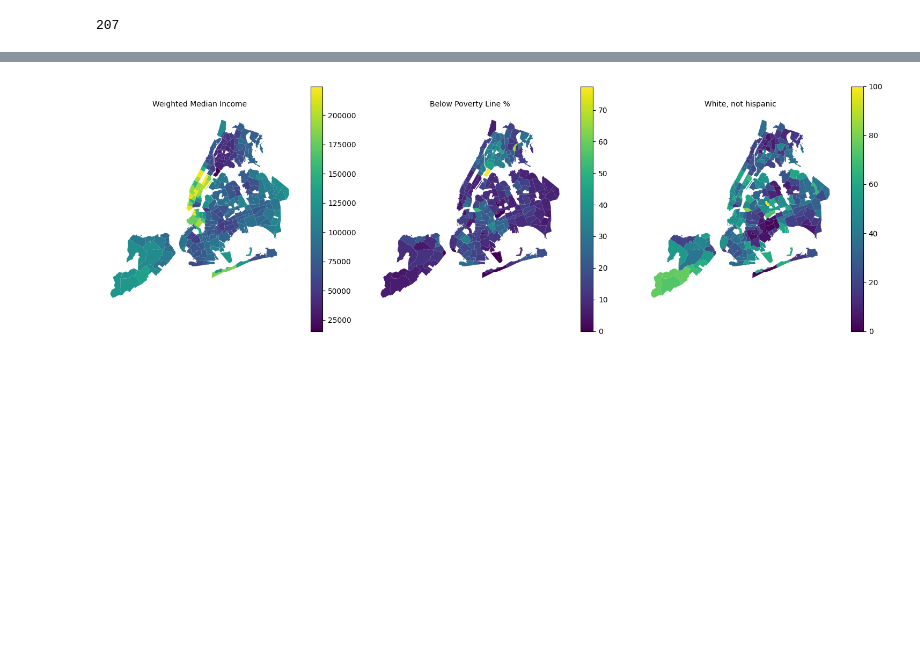
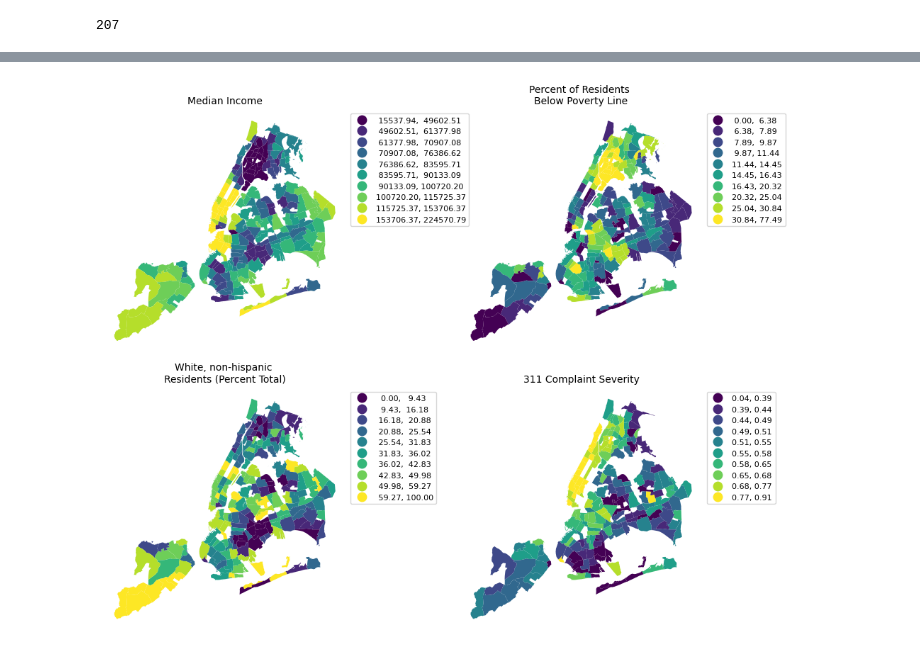
Before and after one commit to emj1020/311_sentiment_analysis, a Jupyter notebook: Scripts/descriptive_analysis.ipynb, the cells around one changed output, grey strips where cells are left out. Cells and saved outputs as stored; diff of their text form; code cells hidden in the pictures; blank space fills up the shorter version.

```diff
--- a/Scripts/descriptive_analysis.ipynb
+++ b/Scripts/descriptive_analysis.ipynb
@@ -120,10 +94,10 @@ nta_shp.head()
 # %%
 from shapely import wkt
 
-nta_shp2 = pd.read_csv('../Data/2020NTA.csv')
-nta_shp2['geometry'] = nta_shp2['geometry'].apply(wkt.loads)
-nta_shp2 = gpd.GeoDataFrame(nta_shp2,geometry = 'geometry',crs = '4326')
-nta_shp2.head()
+nta_shp = pd.read_csv('../Data/2020NTA.csv')
+nta_shp['geometry'] = nta_shp['geometry'].apply(wkt.loads)
+nta_shp = gpd.GeoDataFrame(nta_shp,geometry = 'geometry',crs = '4326')
+nta_shp.head()
 # %% [output]
 |  | OBJECTID | BoroCode | BoroName | CountyFIPS | NTA2020 | NTAName | NTAAbbrev | NTAType | CDTA2020 | CDTAName | ... |
 | 0 | 1 | 3 | Brooklyn | 47 | BK0101 | Greenpoint | Grnpt | 0 | BK01 | BK01 Williamsburg-Greenpoint (CD ... | ... |
@@ -138,4 +112,4 @@ print(len(nta_shp),len(nta_shp2))
 # %%
-nta_merge = pd.merge(regressors,nta_shp2,on = 'NTAName')
+nta_merge = nta_shp.merge(regressors,on = 'NTAName')
 nta_merge.head()
 # %% [output]
@@ -153,3 +126,0 @@ pandas.core.frame.DataFrame
-# %%
-nta_merge = gpd.GeoDataFrame(nta_merge,geometry = 'geometry', crs = nta_shp.crs)
-type(nta_merge)
@@ -157,0 +131,4 @@ geopandas.geodataframe.GeoDataFrame
+# %%
+#add complaint severity metric
+nta_merge = nta_merge.merge(comp_sev,on = 'NTAName')
+print(type(nta_merge),len(nta_merge))
@@ -158,15 +147,17 @@ geopandas.geodataframe.GeoDataFrame
 # %%
-cols = ['Weighted Median Income','Below Poverty Line %','White, not hispanic',]
-
-fig, ax = plt.subplots(2,2,figsize = (15,5))
-i = 0
-for col in cols:
-    nta_merge.plot(column = col,ax = ax[i],legend=True)
+cols = ['Weighted Median Income','Below Poverty Line %','White, not hispanic','norm_compound_score']
+titles = ['Median Income','Percent of Residents \nBelow Poverty Line',
+          'White, non-hispanic \nResidents (Percent Total)','311 Complaint Severity']
+fig, ax = plt.subplots(2,2,figsize = (10,8))
+ax = ax.flatten()
+for i,col in enumerate(cols):
+    nta_merge.plot(column = col,ax = ax[i],legend=True,k = 10, scheme = 'Quantiles'
+                  ,legend_kwds={'bbox_to_anchor': (1, 1),'loc': 'upper left','fontsize':8})
     ax[i].axis('off')
-    ax[i].set_title(col,fontsize = 10)
+    ax[i].set_title(titles[i],fontsize = 10)
     i += 1
 fig.tight_layout()
-plt.savefig('../Outputs/regressors_spatial_graphs.png', bbox_inches='tight')
+plt.savefig('../Outputs/regressors_compserv_spatial_graphs.png', bbox_inches='tight')
 plt.show()
 # %% [output]
-[figure, old version]
+[figure, new version]
```
Also changed, not shown: parts of 9 cells of this notebook, 6 other files.
